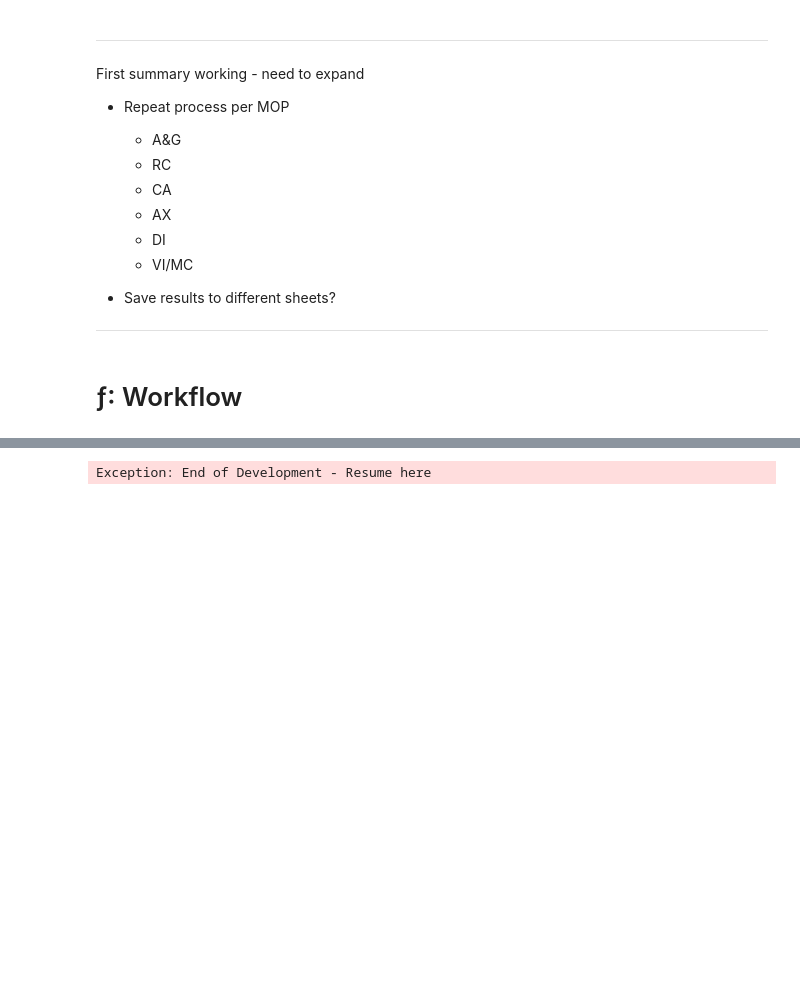
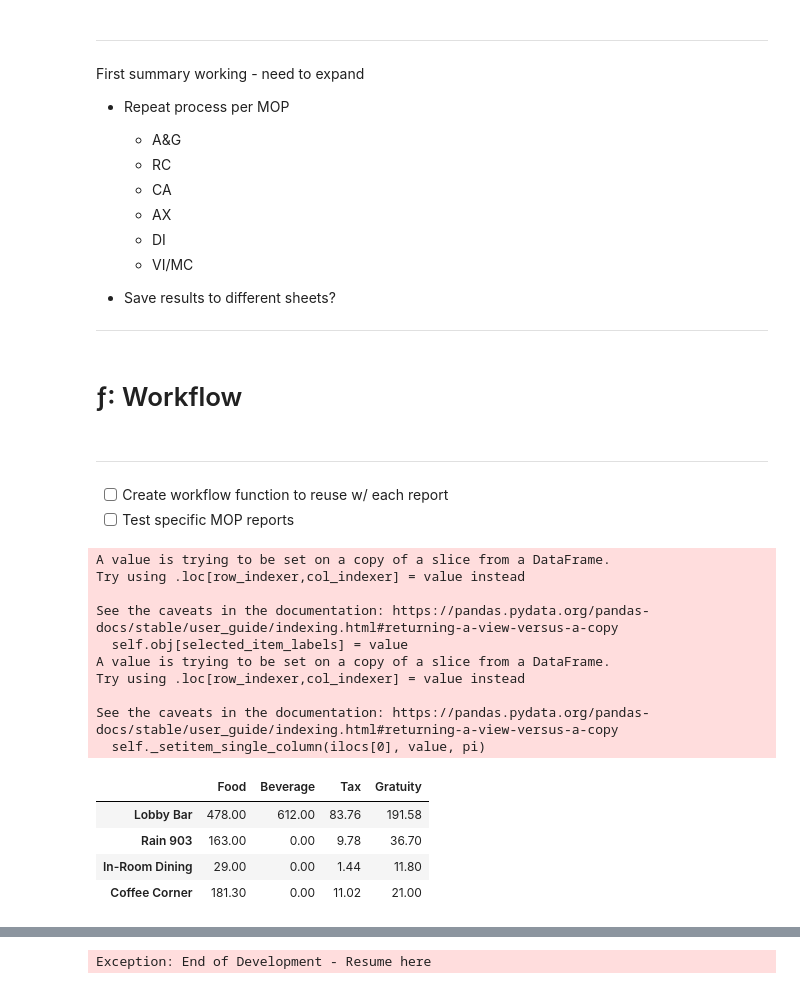
Before and after one commit to BenJMcCarty/sbn_digital_dining_daily_reports, a Jupyter notebook: Script_to_Generate_Reports.ipynb, the cells around one changed output, grey strips where cells are left out. Cells and saved outputs as stored; diff of their text form; code cells hidden in the pictures; blank space fills up the shorter version.

Commit message:
Testing function on all MOP files

```diff
--- a/Script_to_Generate_Reports.ipynb
+++ b/Script_to_Generate_Reports.ipynb
@@ -535,3 +537,8 @@ First summary working - need to expand
 ---
 # %% [markdown]
 # ƒ: Workflow
+# %% [markdown]
+---
+
+ - [ ] Create workflow function to reuse w/ each report
+ - [ ] Test specific MOP reports
@@ -537,0 +597,19 @@ First summary working - need to expand
+# %%
+test_df = cleaning_mops(file_path = './data/02_25_2022_mop_det_VIMC.xls')
+test_df
+# %% [output]
+A value is trying to be set on a copy of a slice from a DataFrame.
+Try using .loc[row_indexer,col_indexer] = value instead
+
+See the caveats in the documentation: https://pandas.pydata.org/pandas-docs/stable/user_guide/indexing.html#returning-a-view-versus-a-copy
+  self.obj[selected_item_labels] = value
+A value is trying to be set on a copy of a slice from a DataFrame.
+Try using .loc[row_indexer,col_indexer] = value instead
+
+See the caveats in the documentation: https://pandas.pydata.org/pandas-docs/stable/user_guide/indexing.html#returning-a-view-versus-a-copy
+  self._setitem_single_column(ilocs[0], value, pi)
+|  | Food | Beverage | Tax | Gratuity |
+| Lobby Bar | 478.00 | 612.00 | 83.76 | 191.58 |
+| Rain 903 | 163.00 | 0.00 | 9.78 | 36.70 |
+| In-Room Dining | 29.00 | 0.00 | 1.44 | 11.80 |
+| Coffee Corner | 181.30 | 0.00 | 11.02 | 21.00 |
```
Also changed, not shown: parts of 13 cells of this notebook, 1 other file.
